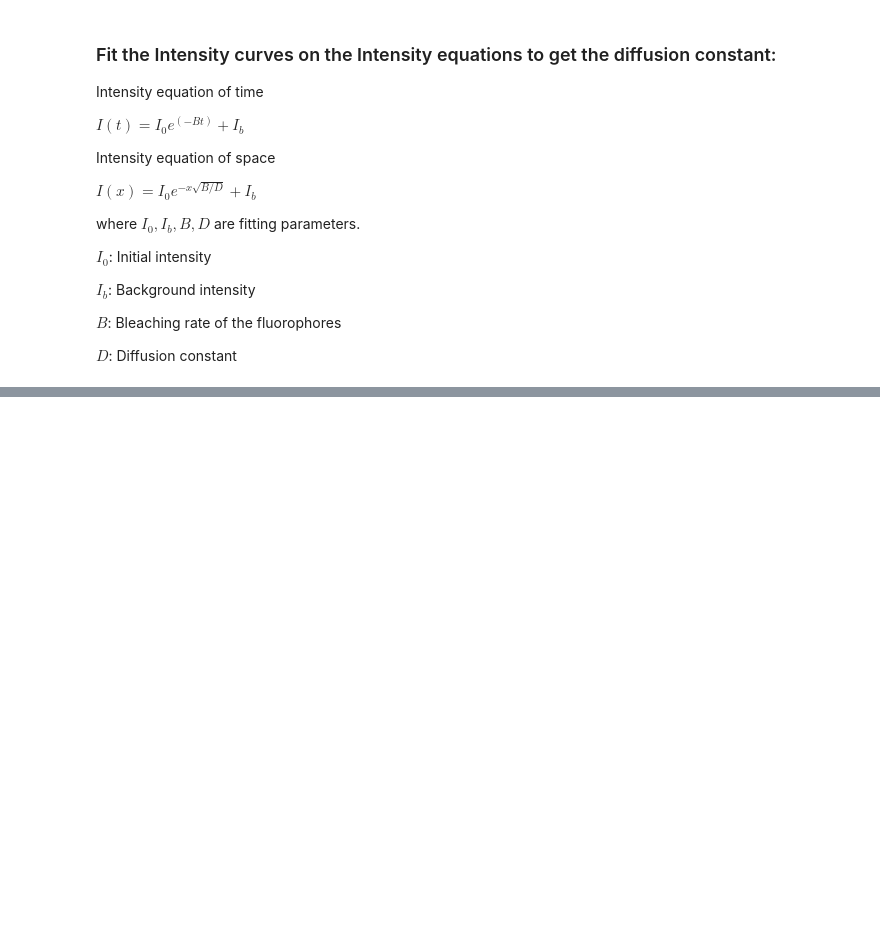
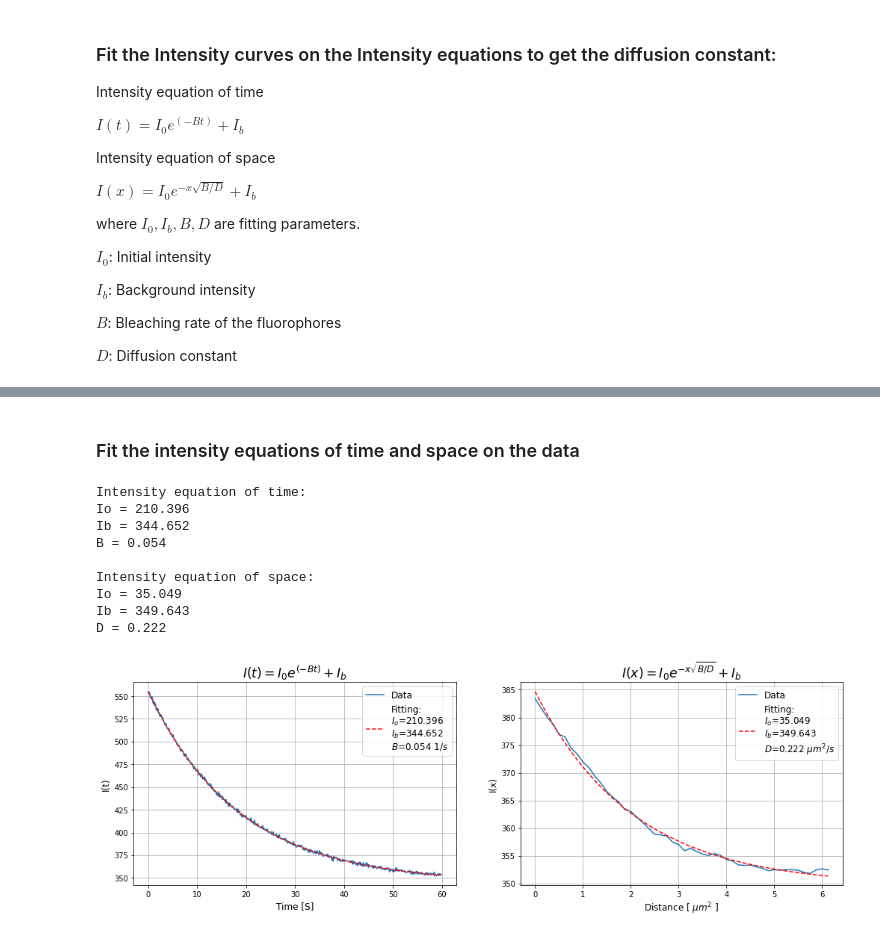
Before and after one commit to ahmed344/SLB_fluidity, a Jupyter notebook: continuous photobleaching.ipynb, the cells around one changed output, grey strips where cells are left out. Saved outputs shown, nothing was run; the diff lists cells and outputs as text; code cells hidden in the pictures; blank space fills up the shorter version.

```diff
--- a/continuous photobleaching.ipynb
+++ b/continuous photobleaching.ipynb
@@ -258,0 +247,65 @@ plt.savefig(f'{directory}/results/{stack}_{start}_{end}_Regoins_curves.png')
+# %% [markdown]
+### Fit the intensity equations of time and space on the data
+# %%
+# Take the average of the centers to get I(t)
+It = np.mean([rectangle_center[0], rectangle_center[1], rectangle_center[2]], axis=0)
+
+# Take the average of the rectangles to get I(x)
+Ix = np.mean([rectangle[rectangle.argmax():][:50] for rectangle in
+              [rectangle_right[0], rectangle_left[0], rectangle_up[0], rectangle_down[0],
+               rectangle_right[1], rectangle_left[1], rectangle_up[1], rectangle_down[1],
+               rectangle_right[2], rectangle_left[2], rectangle_up[2], rectangle_down[2]]],
+             axis=0)
+
+# Arange the time and space according to the microscope parameters
+t  = np.arange(movie.shape[0]) * dt
+x  = np.arange(Ix.shape[0]) * dx
+
+
+# Fit the curves and
+It_curve = IntensityCurve(t, x, It, Ix)
+B, Io_t, Ib_t, D, Io_x, Ib_x = It_curve.curve_fitting()
+
+# Print the parameters
+print(f'Intensity equation of time:\nIo = {Io_t:.3f}\nIb = {Ib_t:.3f}\nB = {B:.3f}\n')
+print(f'Intensity equation of space:\nIo = {Io_x:.3f}\nIb = {Ib_x:.3f}\nD = {D:.3f}\n')
+
+# Display the results
+plt.figure(figsize=(17,5))
+
+# Intensity time curve
+plt.subplot(121)
+plt.plot(t, It, label='Data')
+plt.plot(t, Io_t * np.exp(-B*t) + Ib_t, "r--",
+         label =f'Fitting:\n$I_o$={Io_t:.3f}\n$I_b$={Ib_t:.3f}\n$B$={B:.3f} $1/s$')
+plt.title('$I(t) = I_0 e^{(-Bt)} + I_{b}$', fontsize='xx-large')
+plt.xlabel('Time [S]', fontsize='large')
+plt.ylabel('I(t)', fontsize='large')
+plt.grid()
+plt.legend(fontsize='large')
+
+# Intensity space curve
+plt.subplot(122)
+plt.plot(x, Ix, label='Data')
+plt.plot(x, Io_x * np.exp(-x*np.sqrt(B/D)) + Ib_x, "r--",
+         label =f'Fitting:\n$I_o$={Io_x:.3f}\n$I_b$={Ib_x:.3f}\n$D$={D:.3f} $\mu m^2/s$')
+plt.title('$I(x) = I_0 e^{-x \sqrt{B/D}} + I_{b}$', fontsize='xx-large')
+plt.xlabel('Distance [ $\mu m^2$ ]', fontsize='large')
+plt.ylabel('I(x)', fontsize='large')
+plt.grid()
+plt.legend(fontsize='large');
+
+# Save the figure
+plt.savefig(f'data/{directory}/results/{stack}_{start}_{end}_D={D:.3f}.pdf')
+plt.savefig(f'data/{directory}/results/{stack}_{start}_{end}_D={D:.3f}.png')
+# %% [output]
+Intensity equation of time:
+Io = 210.396
+Ib = 344.652
+B = 0.054
+
+Intensity equation of space:
+Io = 35.049
+Ib = 349.643
+D = 0.222
+[figure, added]
```
Also changed, not shown: parts of 11 cells of this notebook, 1 other file.
